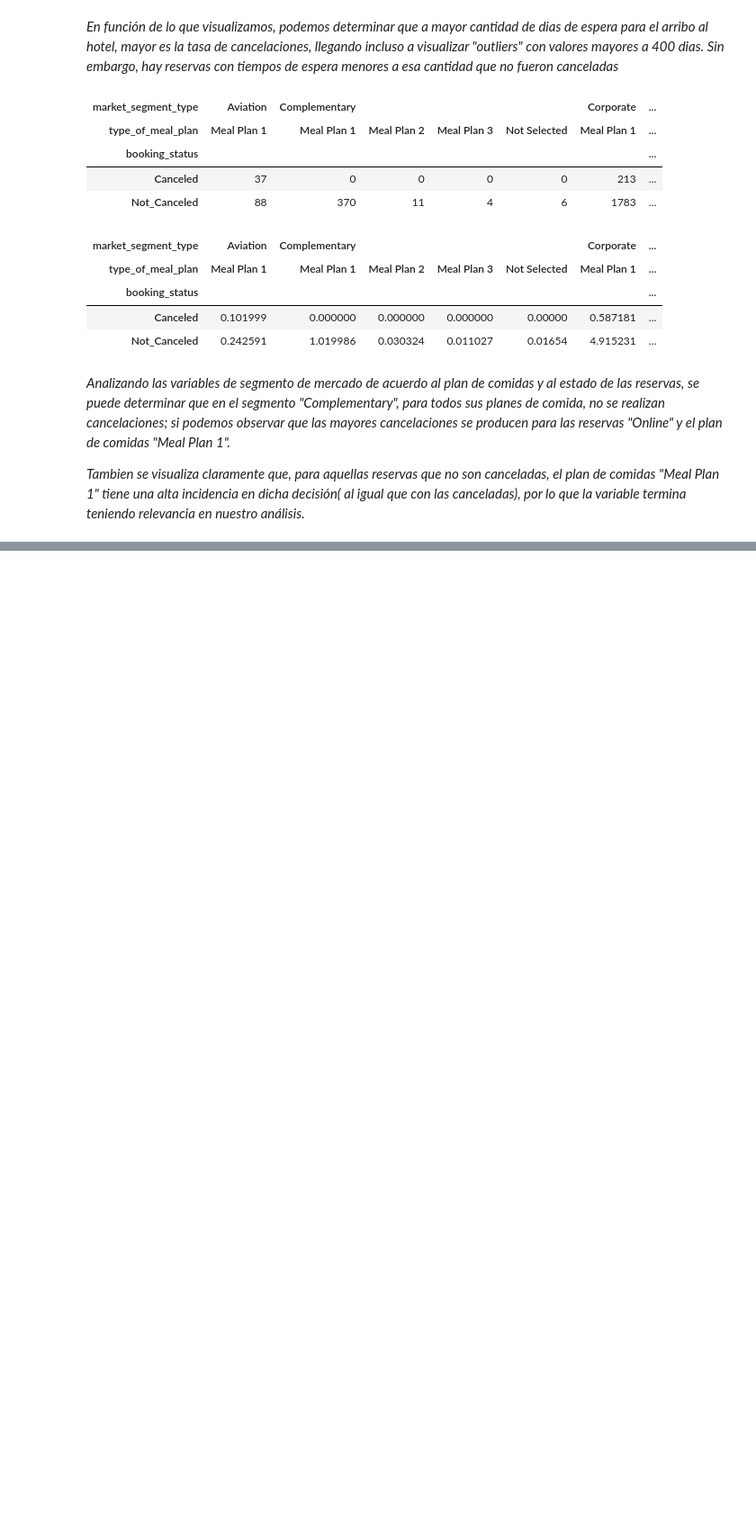
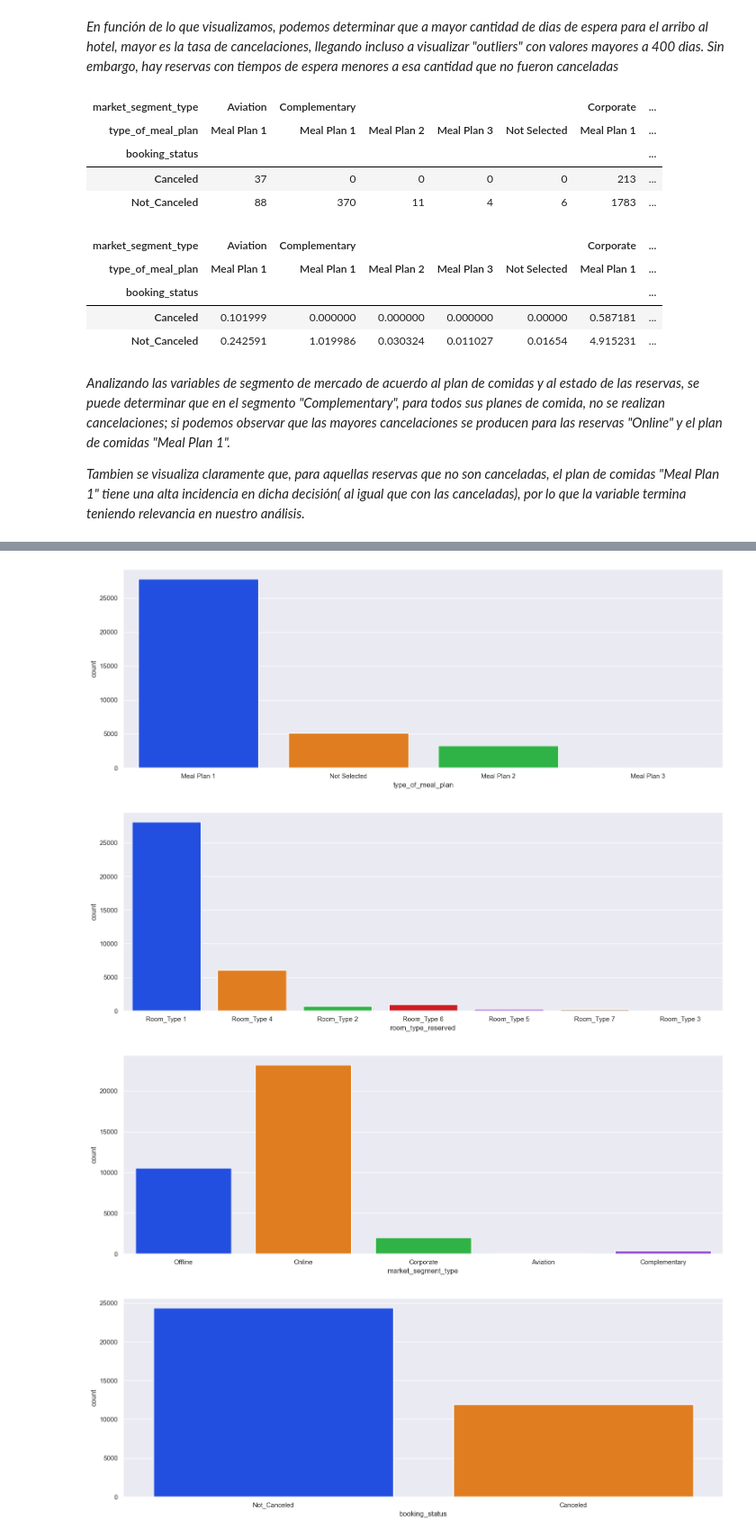
Before and after one commit to daniperez92/Data_Science, a Jupyter notebook: Cuarto Desafío/ProyectoDS_ParteII_Perez.ipynb, the cells around one changed output, grey strips where cells are left out. Shown at 90% size. Saved outputs shown, nothing was run; the diff lists cells and outputs as text; code cells hidden in the pictures; blank space fills up the shorter version.

```diff
--- a/Cuarto Desafío/ProyectoDS_ParteII_Perez.ipynb
+++ b/Cuarto Desafío/ProyectoDS_ParteII_Perez.ipynb
@@ -186,0 +262,3 @@ hotel_pivot_def
+# %%
+hotel_cuali = hotel.select_dtypes(include= object)
+hotel_cuali.info()
@@ -186,0 +291,11 @@ hotel_pivot_def
+# %%
+for i in hotel_cuali:
+    plt.figure(figsize=(18, 6))
+    sns.countplot(x =i, data = hotel_cuali, palette = 'bright')
+    sns.set(font_scale = 1)
+    plt.show()
+# %% [output]
+[figure, added]
+[figure, added]
+[figure, added]
+[figure, added]
```
Also changed, not shown: parts of 26 cells of this notebook.
